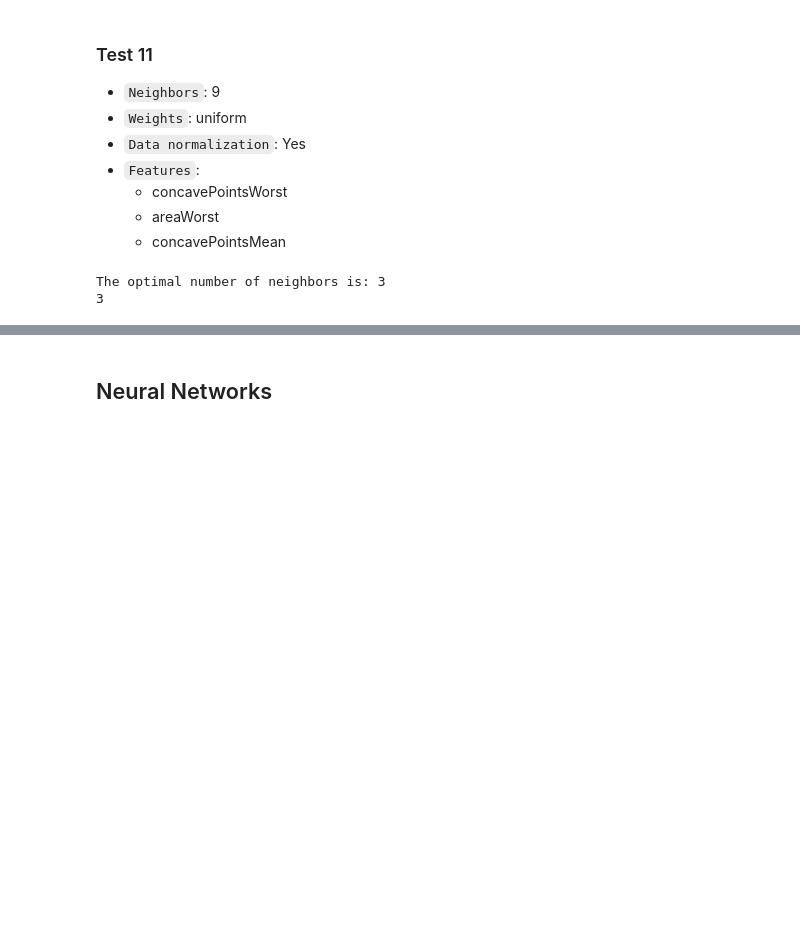
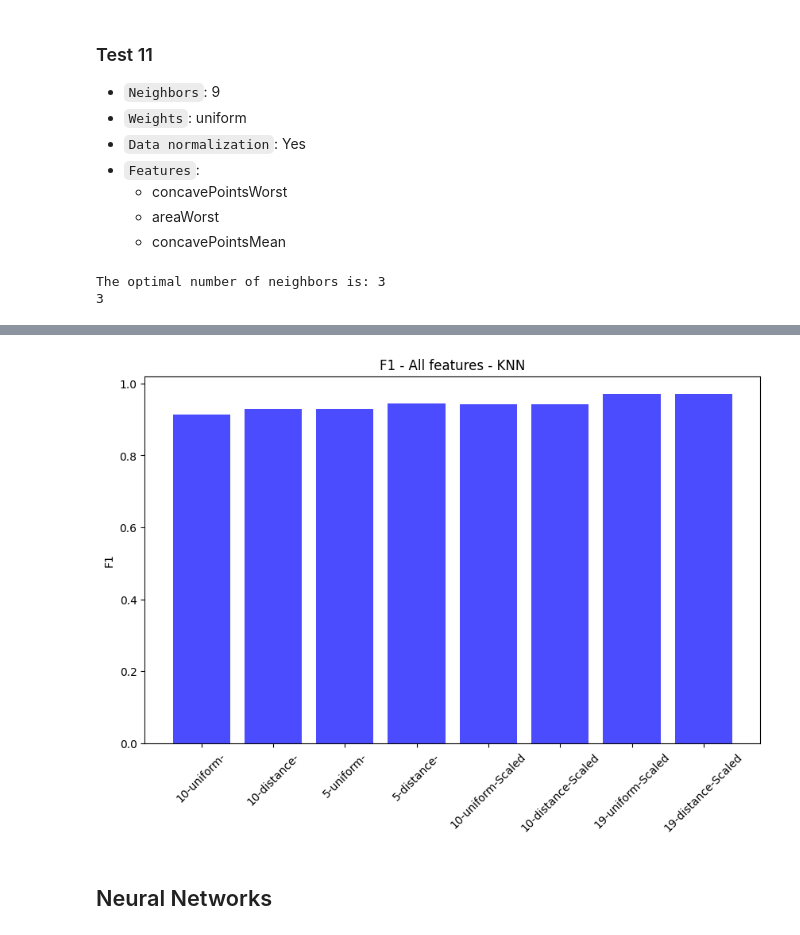
Before and after one commit to richardbinder/MachineLearning2024S, a Jupyter notebook: Exercise1/BreastCancer/breast_cancer.ipynb, the cells around one changed output, grey strips where cells are left out. Drawn from its saved outputs; the diff is of its cells as text; code cells hidden in the pictures; blank space fills up the shorter version.

```diff
--- a/Exercise1/BreastCancer/breast_cancer.ipynb
+++ b/Exercise1/BreastCancer/breast_cancer.ipynb
@@ -735,2 +735,25 @@ train_and_evaluate(knn_model, training_attributes, y_train, validation_data, y_t
+# %%
+## Charts
+# Crear un DataFrame con los datos
+knn_all_features = {
+    "scaling": ["", "", "", "", "Scaled", "Scaled", "Scaled", "Scaled"],
+    "k": [10, 10, 5, 5, 10, 10, 19, 19],
+    "weights": ["uniform", "distance", "uniform", "distance", "uniform", "distance", "uniform", "distance"],
+    "Accuracy": [0.916, 0.93, 0.93, 0.94, 0.94, 0.94, 0.972, 0.972],
+    "Precision": [0.94, 0.95, 0.94, 0.95, 0.96, 0.96, 0.98, 0.98],
+    "Recall": [0.90, 0.92, 0.92, 0.94, 0.93, 0.93, 0.97, 0.97],
+    "F1": [0.914, 0.929, 0.929, 0.944, 0.943, 0.943, 0.972, 0.972]
+}
+df = pd.DataFrame(knn_all_features)
+
+plt.figure(figsize=(10, 6))
+for i in range(len(df)):
+    plt.bar(i, df["F1"][i], color='blue', alpha=0.7)
+plt.xticks(range(len(df)), df["k"].astype(str) + "-" + df["weights"] + "-" + df["scaling"].astype(str), rotation=45)
+plt.ylabel('F1')
+plt.title('F1 - All features - KNN')
+plt.show()
+# %% [output]
+[figure, added]
 # %% [markdown]
 ## Neural Networks
```
Also changed, not shown: parts of 22 cells of this notebook, 2 other files.
